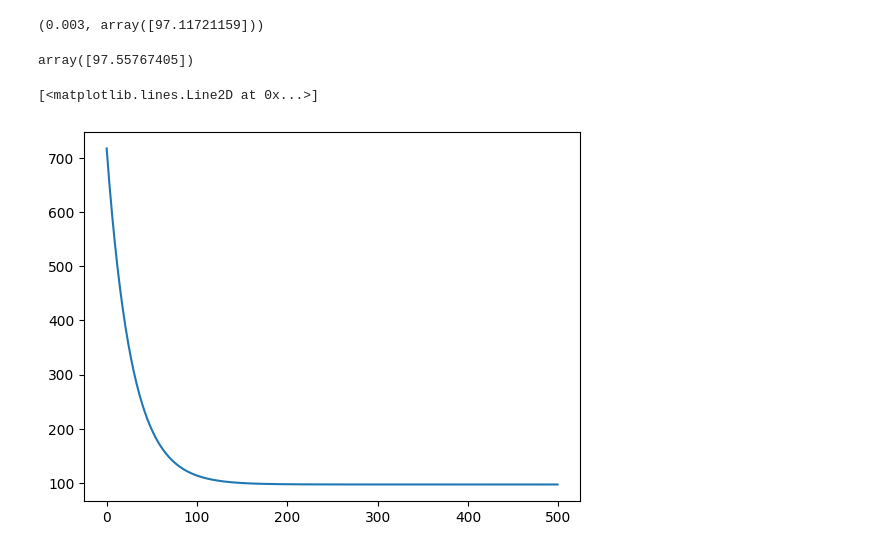
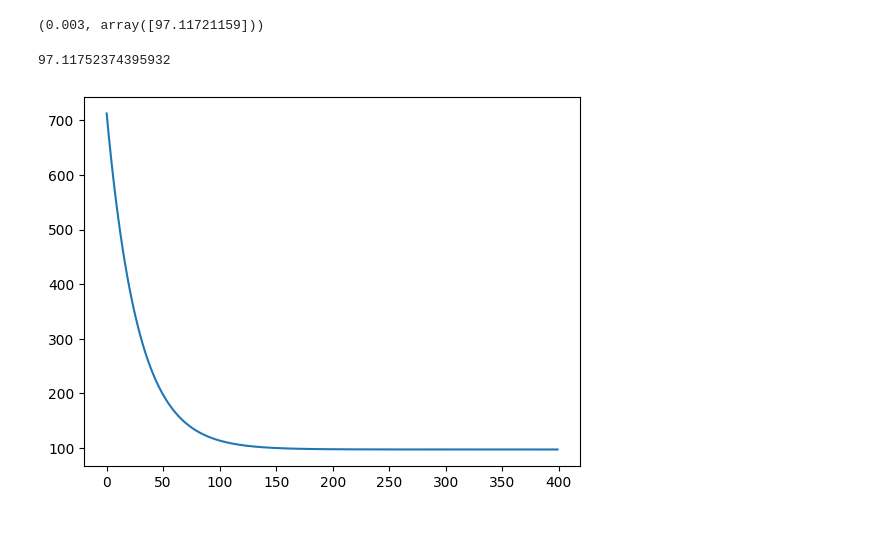
Before and after one commit to Luquish/TP2_Metodos, a Jupyter notebook: NeuralNet_Eval.ipynb, the cells around one changed output. Cells and saved outputs as stored; diff of their text form; code cells hidden in the pictures.

```diff
--- a/NeuralNet_Eval.ipynb
+++ b/NeuralNet_Eval.ipynb
@@ -215,7 +74,7 @@ nn.mse(y_test, X_test)
 lrs = np.linspace(0.001, 0.003, 30)
 losses = []
 
-for lr in lrs:
+for lr in tqdm(lrs):
     nn = NeuralNet()
     nn.fit(X_train, y_train, lr=lr, epochs=1000)
     losses.append(nn.get_loss()[-1])
@@ -261,12 +123,9 @@ lrs[m_i], losses[m_i]
 (0.003, array([97.11721159]))
 # %%
 nn = NeuralNet()
-loss = nn.fit(X_train, y_train, lr=0.003, epochs=200)
-loss[-1]
+loss = nn.fit(X_train, y_train, lr=0.003, epochs=400)
+display(loss[-1][0])
+_ = plt.plot(loss)
 # %% [output]
-array([97.55767405])
+97.11752374395932
+[figure, added]
-# %%
-plt.plot(loss)
-# %% [output]
-[<matplotlib.lines.Line2D at 0x...>]
-[figure, removed]
```
Also changed, not shown: parts of 34 cells of this notebook, 4 other files.
